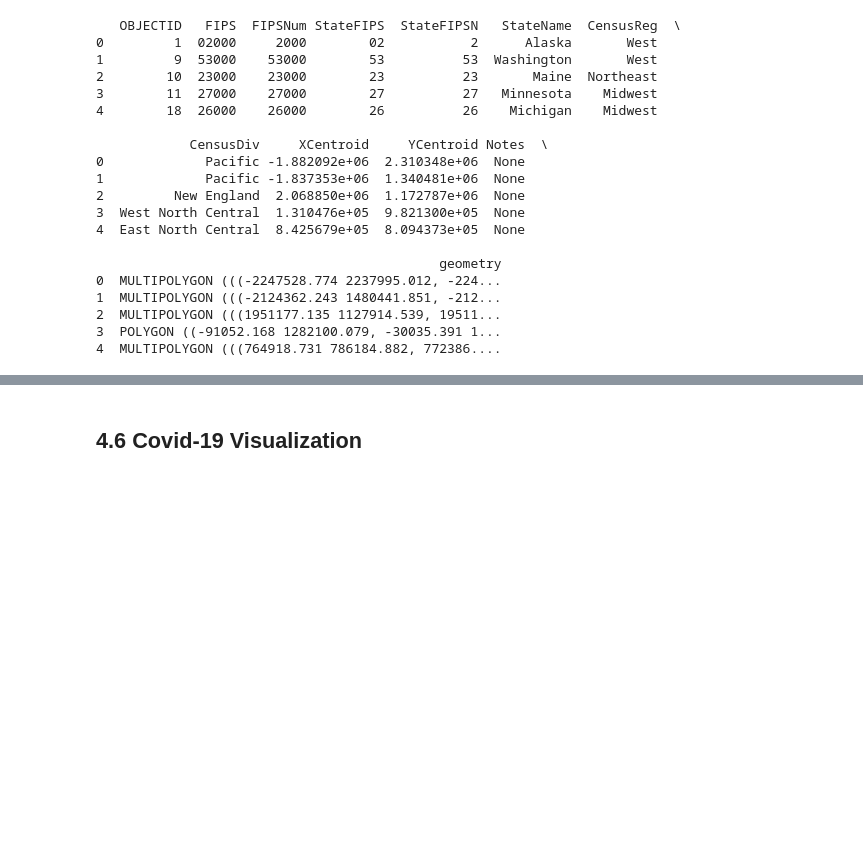
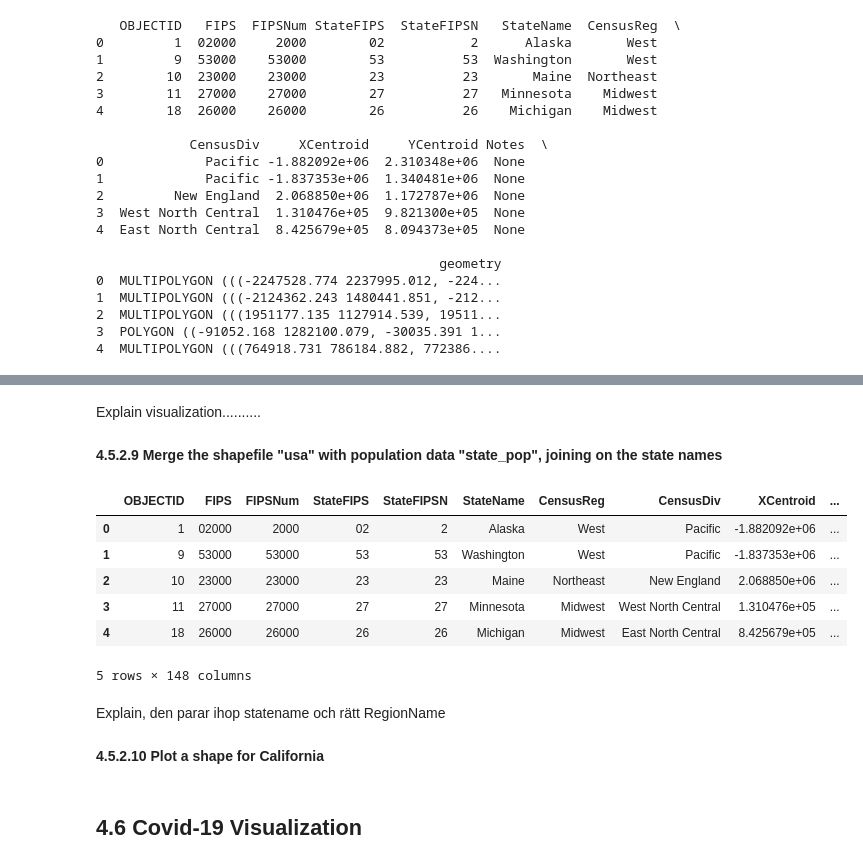
Before and after one commit to nilsson-emma/D7055E-Labb-2, a Jupyter notebook: notebooks/emmasnotebook.ipynb, the cells around one changed output, grey strips where cells are left out. Drawn from its saved outputs; the diff is of its cells as text; code cells hidden in the pictures; blank space fills up the shorter version.

```diff
--- a/notebooks/emmasnotebook.ipynb
+++ b/notebooks/emmasnotebook.ipynb
@@ -232,0 +238,3 @@ print(usa.head())
+# %%
+state_pop = pd.read_csv("C:\\Users\\emmae\\Desktop\\DataVisualization_Uppgiftsmapp\\Labb2\\3.3GeospatialDataVisualization\\us_state_est_population.csv")
+print(state_pop.head())
@@ -233,3 +259,22 @@ print(usa.head())
+# %% [markdown]
+Explain visualization..........
+# %% [markdown]
+**4.5.2.9 Merge the shapefile "usa" with population data "state_pop", joining on the state names**
+# %%
+pop_states = usa.merge(state_pop, left_on="StateName", right_on="NAME")
+pop_states.head()
+# %% [output]
+|  | OBJECTID | FIPS | FIPSNum | StateFIPS | StateFIPSN | StateName | CensusReg | CensusDiv | XCentroid | ... |
+| 0 | 1 | 02000 | 2000 | 02 | 2 | Alaska | West | Pacific | -1.882092e+06 | ... |
+| 1 | 9 | 53000 | 53000 | 53 | 53 | Washington | West | Pacific | -1.837353e+06 | ... |
+| 2 | 10 | 23000 | 23000 | 23 | 23 | Maine | Northeast | New England | 2.068850e+06 | ... |
+| 3 | 11 | 27000 | 27000 | 27 | 27 | Minnesota | Midwest | West North Central | 1.310476e+05 | ... |
+| 4 | 18 | 26000 | 26000 | 26 | 26 | Michigan | Midwest | East North Central | 8.425679e+05 | ... |
+5 rows × 148 columns
+# %% [markdown]
+Explain, den parar ihop statename och rätt RegionName
+# %% [markdown]
+**4.5.2.10 Plot a shape for California**
 # %% [markdown]
 ## 4.6 Covid-19 Visualization
 # %% [markdown]
```
Also changed, not shown: parts of 3 cells of this notebook.
